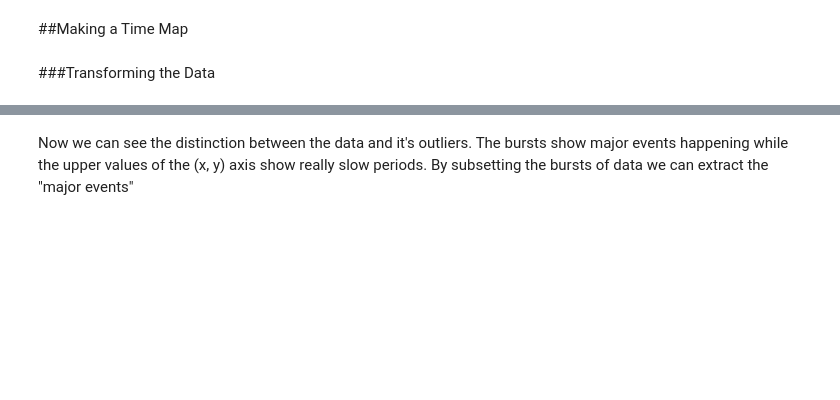
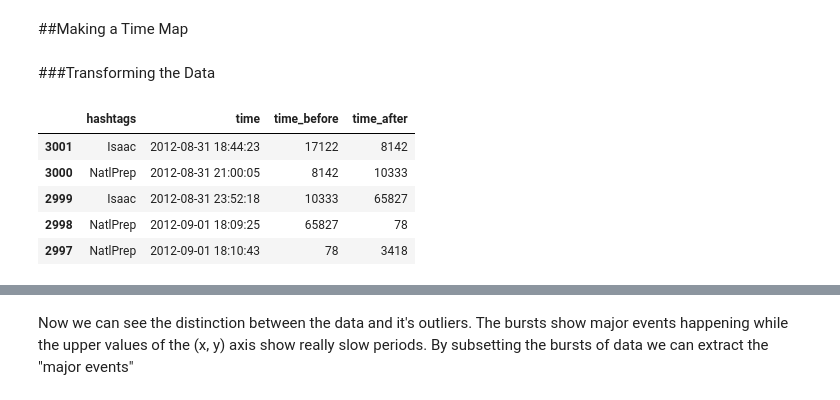
Before and after one commit to tomc4yt/Tutorials, a Jupyter notebook: Time Maps.ipynb, the cells around one changed output, grey strips where cells are left out. Saved outputs shown, nothing was run; the diff lists cells and outputs as text; code cells hidden in the pictures; blank space fills up the shorter version.

```diff
--- a/Time Maps.ipynb
+++ b/Time Maps.ipynb
@@ -35,12 +19,16 @@ plt.show()
 # %% [markdown]
 Twitter API allows you to gather the 3,200 most recent tweets written by a user. Using Twython, I downloaded tweets from the @FEMA.
 # %%
+APP_KEY = 'OHwVhvlnggRRisNErbnQlZzNW'
+APP_SECRET = '8mretNjRzlpaquepxYFz6Rx4QsZNPdSquz2XkrwKuBWFVx1slD'
+
 user = 'FEMA'
 twitter = Twython(APP_KEY, APP_SECRET)
 user_timeline = twitter.get_user_timeline(screen_name=user, count = 200, include_rts = 1)
 user_timeline
 tweets = []
 timestamp = []
+hashtags = []
 while len(user_timeline) != 0:
     try:
         user_timeline = twitter.get_user_timeline(screen_name=user,
@@ -48,11 +36,19 @@ while len(user_timeline) != 0:
                                                   count=200,
                                                   max_id=user_timeline[len(user_timeline)-1]['id']-1)
     except TwythonError as e:
-        print e
-    print len(user_timeline)
+        print(e)
+    print(len(user_timeline))
     for tweet in user_timeline:
         # Add whatever you want from the tweet, here we just add the text
-        tweets.append(tweet['text'].encode('utf-8', ))
-        timestamp.append(tweet['created_at'].encode('utf-8'))
-        #hashtags.append(tweet['entities']['hashtags'])
+        timestamp.append(tweet['created_at'])
+
+        hashes = []
+        for hashtag in tweet['entities']['hashtags']:
+            hashes.append(hashtag['text'])
+        #hashes = ' '.join(hashes)
+        if len(hashes) > 0:
+            hashes = hashes[0]
+        else:
+            hashes = ""
+        hashtags.append(hashes)
 # %% [output]
@@ -194,7 +143,18 @@ The graphs shows the time from the previous event to an event as well and the ti
 # %%
 def find_intervals(data):
     data = data.sort("time", ascending = 1)
-    data.time_before = data.time - data.time.shift(1)
-    data.time_after = data.time.shift(-1) - data.time
 
-tweet_data = find_intervals(tweet_data)
+    # Seconds Before and After
+    data['time_before'] = abs(data.time - data.time.shift(1)) / np.timedelta64(1, 's')
+    data['time_after'] = abs(data.time.shift(-1) - data.time) / np.timedelta64(1, 's')
+    data = data[1:data.shape[0] - 2]
+    return(data)
+tweets_map = find_intervals(tweets)
+tweets_map.head()
+# %% [output]
+|  | hashtags | time | time_before | time_after |
+| 3001 | Isaac | 2012-08-31 18:44:23 | 17122 | 8142 |
+| 3000 | NatlPrep | 2012-08-31 21:00:05 | 8142 | 10333 |
+| 2999 | Isaac | 2012-08-31 23:52:18 | 10333 | 65827 |
+| 2998 | NatlPrep | 2012-09-01 18:09:25 | 65827 | 78 |
+| 2997 | NatlPrep | 2012-09-01 18:10:43 | 78 | 3418 |
```
Also changed, not shown: parts of 23 cells of this notebook, 1 other file.
